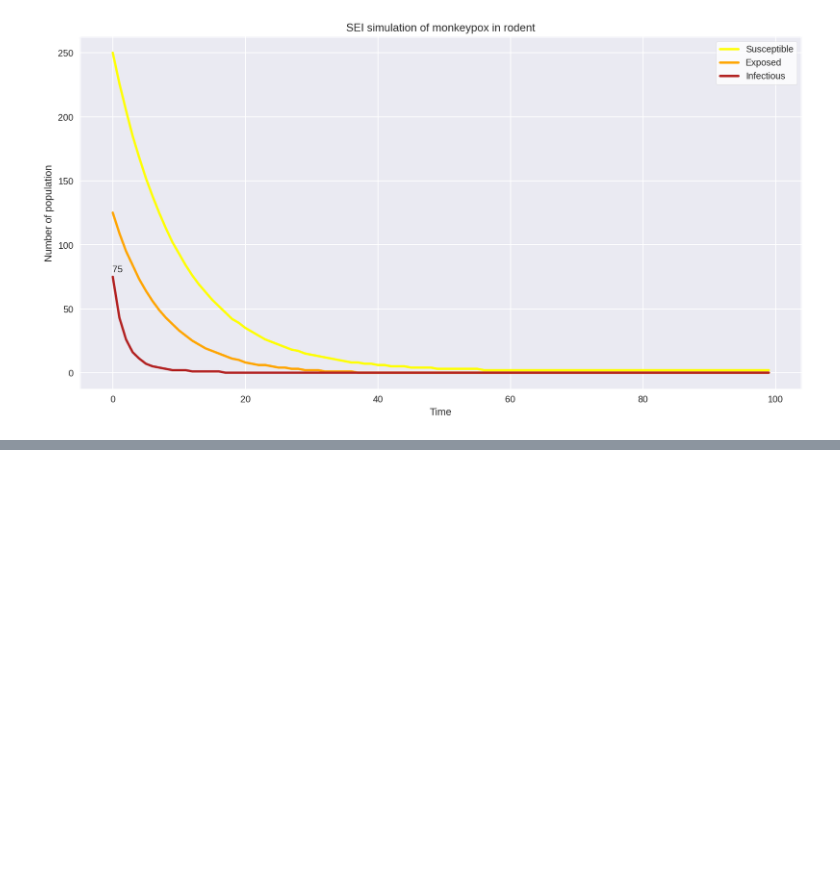
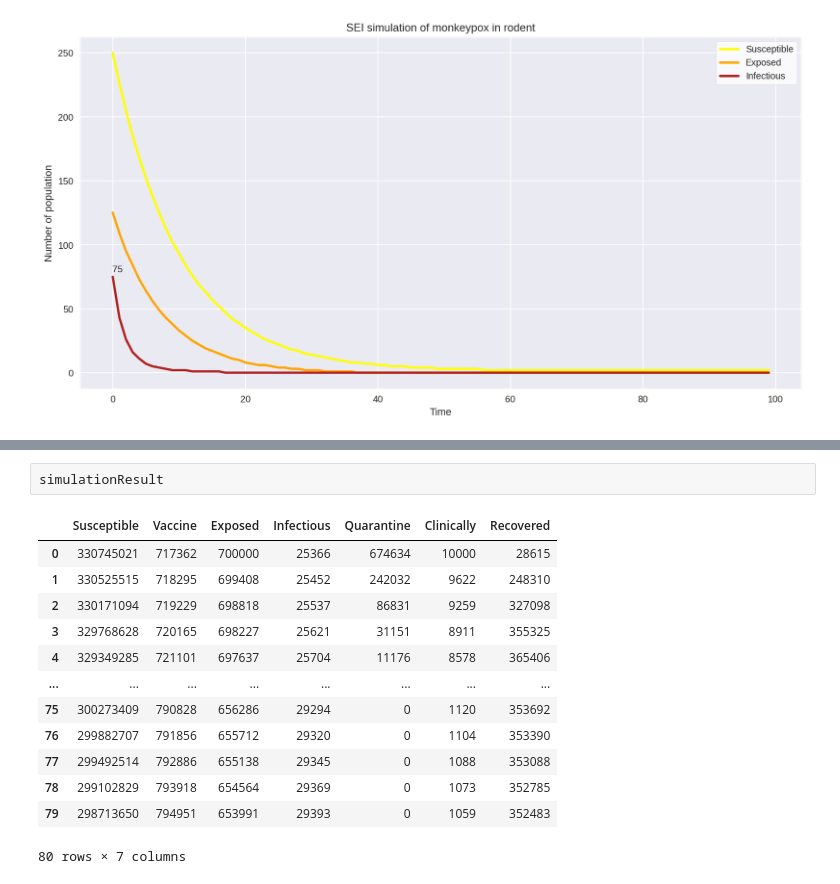
Before and after one commit to Khemapsorn/data_viz_2022, a Jupyter notebook: SVEIQCR.ipynb, the cells around one changed output, grey strips where cells are left out. Drawn from its saved outputs; the diff is of its cells as text; blank space fills up the shorter version.

```diff
--- a/SVEIQCR.ipynb
+++ b/SVEIQCR.ipynb
@@ -276,0 +416,16 @@ with plt.style.context('seaborn'): # พล็อตเนื้อหา สไ
+# %%
+simulationResult
+# %% [output]
+|  | Susceptible | Vaccine | Exposed | Infectious | Quarantine | Clinically | Recovered |
+| 0 | 330745021 | 717362 | 700000 | 25366 | 674634 | 10000 | 28615 |
+| 1 | 330525515 | 718295 | 699408 | 25452 | 242032 | 9622 | 248310 |
+| 2 | 330171094 | 719229 | 698818 | 25537 | 86831 | 9259 | 327098 |
+| 3 | 329768628 | 720165 | 698227 | 25621 | 31151 | 8911 | 355325 |
+| 4 | 329349285 | 721101 | 697637 | 25704 | 11176 | 8578 | 365406 |
+| ... | ... | ... | ... | ... | ... | ... | ... |
+| 75 | 300273409 | 790828 | 656286 | 29294 | 0 | 1120 | 353692 |
+| 76 | 299882707 | 791856 | 655712 | 29320 | 0 | 1104 | 353390 |
+| 77 | 299492514 | 792886 | 655138 | 29345 | 0 | 1088 | 353088 |
+| 78 | 299102829 | 793918 | 654564 | 29369 | 0 | 1073 | 352785 |
+| 79 | 298713650 | 794951 | 653991 | 29393 | 0 | 1059 | 352483 |
+80 rows × 7 columns
```
Also changed, not shown: parts of 18 cells of this notebook.
